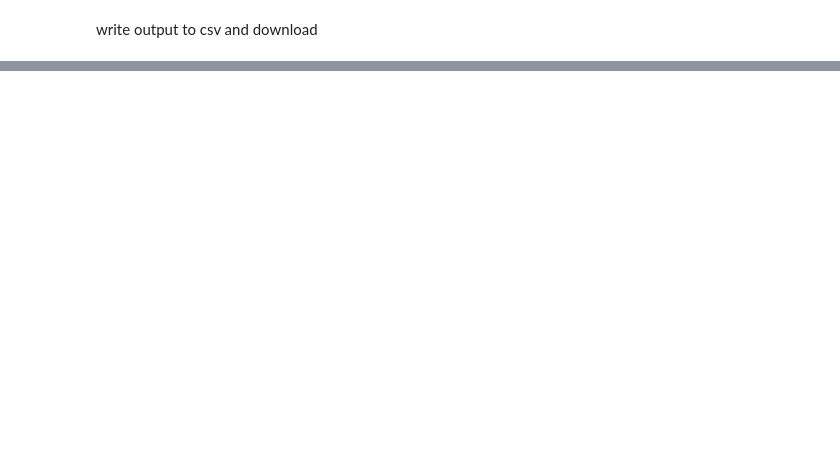
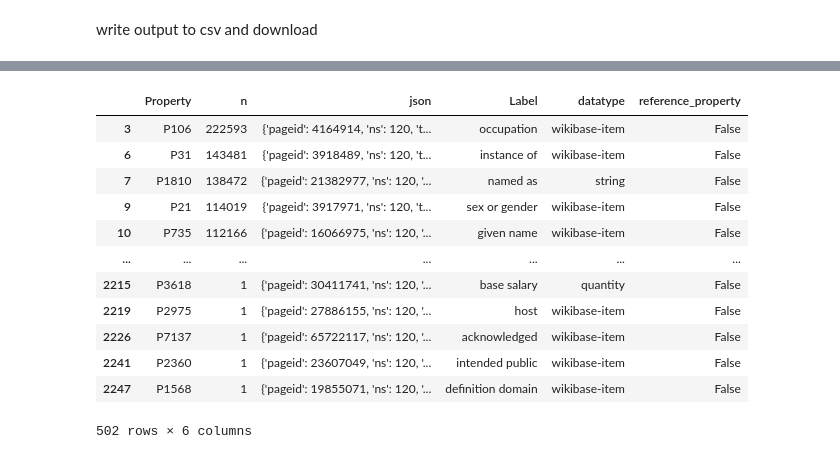
Before and after one commit to PietrH/common_wikidata_props, a Jupyter notebook: get_wikidata_botanical_collector_properties.ipynb, the cells around one changed output, grey strips where cells are left out. Cells and saved outputs as stored; diff of their text form; code cells hidden in the pictures; blank space fills up the shorter version.

```diff
--- a/get_wikidata_botanical_collector_properties.ipynb
+++ b/get_wikidata_botanical_collector_properties.ipynb
@@ -169,6 +163,9 @@ df
 # %%
 def get_datatype_json(json):
   return json["datatype"]
+
+def detect_reference_prop(json):
+  return str(json['claims']['P31']).find('Q18608359') > 0
 
 def get_label_json(json):
   return json['labels']['en']['value']
@@ -184,5 +181,4 @@ for p_num_group in grouper(50,list(df.Property.values)):
 df['json'] = df['Property'].map(out)
 df['Label'] = df['json'].map(get_label_json)
 df['datatype'] = df['json'].map(get_datatype_json)
-
-df.drop('json', axis = 1)
+df['reference_property'] = df['json'].map(detect_reference_prop)
@@ -251,9 +185,5 @@ m'IPNI author ID'
-# %%
-import pandas as pd
-
-df = pd.DataFrame(c.most_common(n_prop),columns=['Property','n'])
-#df['label'] = df['Property'].map()
-# %%
-df['Label']= df['Property'].map(lambda prop: client.get(prop).label.texts['en'])
+# %%
+if(remove_references):
+  df = df[~df['reference_property']]
 # %%
 %load_ext google.colab.data_table
@@ -290,0 +247,17 @@ files.download("/gdrive/MyDrive/biologist_properties.csv")
+# %%
+df_simple = df[(df['datatype']!="external-id") & (df['datatype']!='Wikibase-item')]
+df_simple
+# %% [output]
+|  | Property | n | json | Label | datatype | reference_property |
+| 3 | P106 | 222593 | {'pageid': 4164914, 'ns': 120, 't... | occupation | wikibase-item | False |
+| 6 | P31 | 143481 | {'pageid': 3918489, 'ns': 120, 't... | instance of | wikibase-item | False |
+| 7 | P1810 | 138472 | {'pageid': 21382977, 'ns': 120, '... | named as | string | False |
+| 9 | P21 | 114019 | {'pageid': 3917971, 'ns': 120, 't... | sex or gender | wikibase-item | False |
+| 10 | P735 | 112166 | {'pageid': 16066975, 'ns': 120, '... | given name | wikibase-item | False |
+| ... | ... | ... | ... | ... | ... | ... |
+| 2215 | P3618 | 1 | {'pageid': 30411741, 'ns': 120, '... | base salary | quantity | False |
+| 2219 | P2975 | 1 | {'pageid': 27886155, 'ns': 120, '... | host | wikibase-item | False |
+| 2226 | P7137 | 1 | {'pageid': 65722117, 'ns': 120, '... | acknowledged | wikibase-item | False |
+| 2241 | P2360 | 1 | {'pageid': 23607049, 'ns': 120, '... | intended public | wikibase-item | False |
+| 2247 | P1568 | 1 | {'pageid': 19855071, 'ns': 120, '... | definition domain | wikibase-item | False |
+502 rows × 6 columns
```
Also changed, not shown: parts of 41 cells of this notebook.
